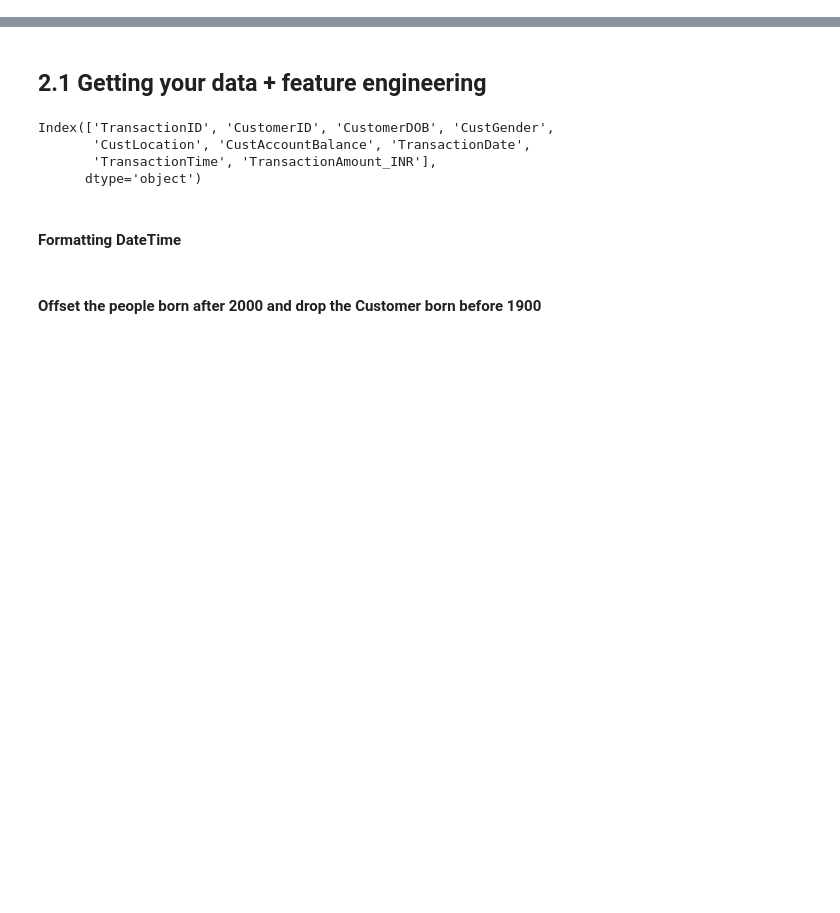
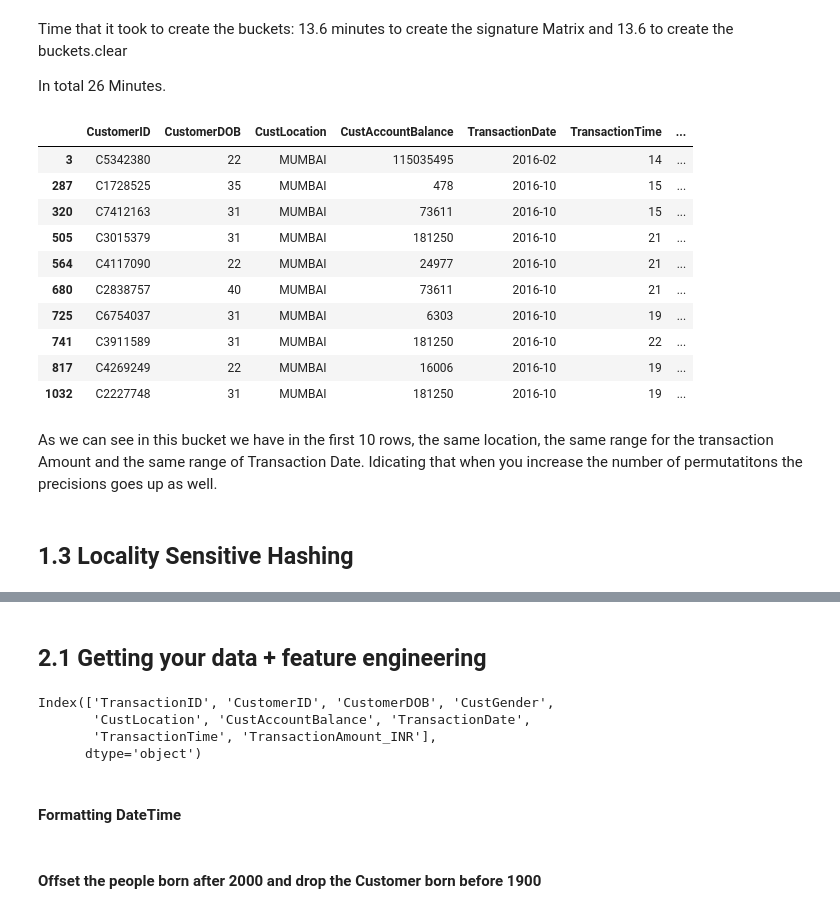
Before and after one commit to MRampo/ADM-HW4, a Jupyter notebook: premain.ipynb, the cells around one changed output, grey strips where cells are left out. Drawn from its saved outputs; the diff is of its cells as text; code cells hidden in the pictures; blank space fills up the shorter version.

```diff
--- a/premain.ipynb
+++ b/premain.ipynb
@@ -9,0 +328,30 @@ import matplotlib.pyplot as plt
+# %%
+def findBins(signatureMatrix, band):
+    #Convert signature Matrix to type int
+    signatureMatrix = signatureMatrix.astype(int)
+
+    #take shape0  ##Num permutation
+    shape0 = signatureMatrix.shape[0]
+
+    #take shape1  #900k
+    shape1 = signatureMatrix.shape[1]
+
+    #Create Dic
+    dic = {}
+
+    #Iterate over the matrix
+    for i in range(0, shape0,band):
+        for j in range(0, shape1):
+
+            if i+band <= shape0 and j <= shape1:
+                #Create my tuple based on the band
+                temp = signatureMatrix[i:i+band, j]
+                tempTuple = tuple(map(int, temp))
+
+                #I choose the tuple itself as the keys for the dic
+                #If it's already a key, then i add the index of the matrix corrisponding to the Customer Row
+                if tempTuple in dic.keys():
+                    dic[tempTuple].append(j)
+                else:
+                    dic[tempTuple] = list([j])
+    return dic
@@ -9,0 +392,28 @@ import matplotlib.pyplot as plt
+# %%
+signatureMatrix2 = minHash(data3.hashed_data, 100)
+# %%
+buckets2 = findBins(signatureMatrix2, 2)
+# %% [markdown]
+Time that it took to create the buckets: 13.6 minutes to create the signature Matrix and 13.6 to create the buckets.clear
+
+In total 26 Minutes.
+# %%
+key = list(buckets2.keys())[3] #random key
+# %%
+data2.iloc[buckets2[key]].head(10)
+# %% [output]
+|  | CustomerID | CustomerDOB | CustLocation | CustAccountBalance | TransactionDate | TransactionTime | ... |
+| 3 | C5342380 | 22 | MUMBAI | 115035495 | 2016-02 | 14 | ... |
+| 287 | C1728525 | 35 | MUMBAI | 478 | 2016-10 | 15 | ... |
+| 320 | C7412163 | 31 | MUMBAI | 73611 | 2016-10 | 15 | ... |
+| 505 | C3015379 | 31 | MUMBAI | 181250 | 2016-10 | 21 | ... |
+| 564 | C4117090 | 22 | MUMBAI | 24977 | 2016-10 | 21 | ... |
+| 680 | C2838757 | 40 | MUMBAI | 73611 | 2016-10 | 21 | ... |
+| 725 | C6754037 | 31 | MUMBAI | 6303 | 2016-10 | 19 | ... |
+| 741 | C3911589 | 31 | MUMBAI | 181250 | 2016-10 | 22 | ... |
+| 817 | C4269249 | 22 | MUMBAI | 16006 | 2016-10 | 19 | ... |
+| 1032 | C2227748 | 31 | MUMBAI | 181250 | 2016-10 | 19 | ... |
+# %% [markdown]
+As we can see in this bucket we have in the first 10 rows, the same location, the same range for the transaction Amount and the same range of Transaction Date. Idicating that when you increase the number of permutatitons the precisions goes up as well.
+# %% [markdown]
+## 1.3 Locality Sensitive Hashing
```
Also changed, not shown: parts of 85 cells of this notebook, 5 other files.
